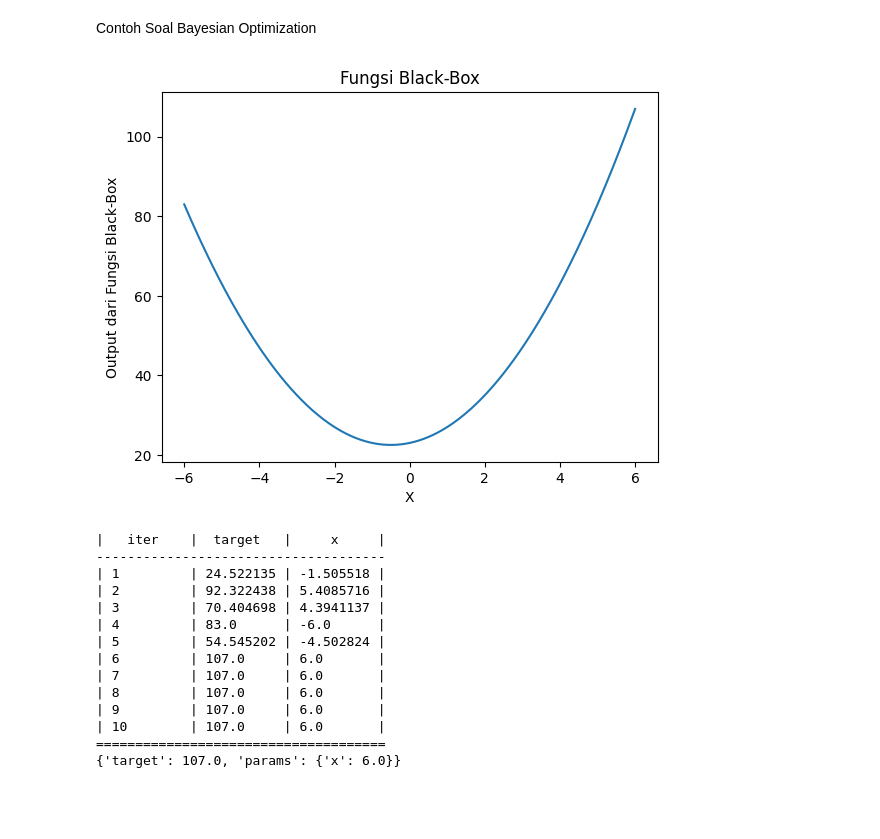
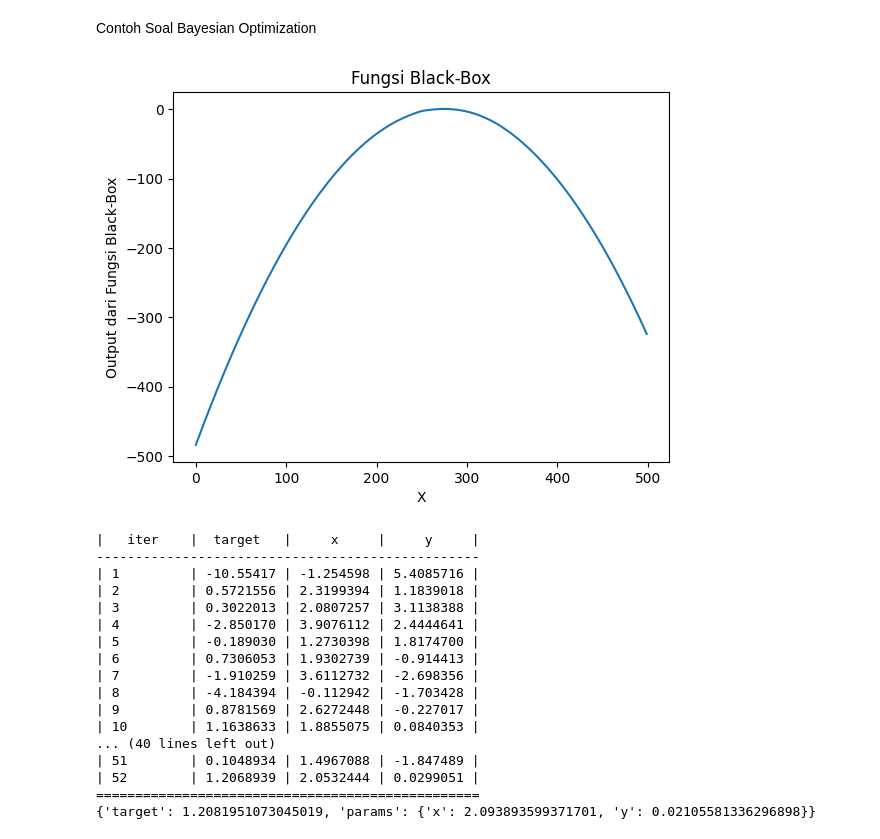
Before and after one commit to MartinoSimatupang/Skripsi-Martino-Simatupang, a Jupyter notebook: Algoritma Bayesian Optimization.ipynb, the cells around one changed output. Saved outputs shown, nothing was run; the diff lists cells and outputs as text; code cells hidden in the pictures; blank space fills up the shorter version.

```diff
--- a/Algoritma Bayesian Optimization.ipynb
+++ b/Algoritma Bayesian Optimization.ipynb
@@ -3,48 +3,52 @@ Contoh Soal Bayesian Optimization
 # %%
 import numpy as np
 import matplotlib.pyplot as plt
-from bayes_opt import BayesianOptimization
+from bayes_opt import BayesianOptimization, acquisition
 
 # Mendefinisi fungsi yang ingin dioptimalkan (Black-Box Function)
-def fungsi_blackbox(x):
-    return ((x - 2) ** 2 + (x + 3) ** 2) + 10
+def fungsi_blackbox(x,y):
+    return (-(x - 2)**2) + np.exp(-(x - 6)**2/10) + 1/ (y**2 + 1)
 
+x = np.linspace(-20, 20, 500).reshape(-1,1)
+y = np.linspace(-30, 30, 500).reshape(-1,1)
 
-x = np.linspace(-6, 6, 500).reshape(-1, 1)
-y = fungsi_blackbox(x)
-
-plt.plot(x,y);
+plt.plot(fungsi_blackbox(x,y));
 plt.title('Fungsi Black-Box');
 plt.xlabel('X');
 plt.ylabel('Output dari Fungsi Black-Box');
 # %% [output]
-[figure, old version]
+[figure, new version]
 # %%
 # Menentukan batas parameter
-batas_parameter = {'x': (-6, 6)}
+batas_parameter = {'x': (-5, 5), 'y':(-6,6)}
+
+
+acq = acquisition.ExpectedImprovement(xi= 0.01, random_state= 42)
 
 # Inisialisasi Optimizer
 optimizer = BayesianOptimization(f=fungsi_blackbox,
                                  pbounds=batas_parameter,
                                  random_state=42,
-                                 acquisition_function=None)
-
+                                 acquisition_function=acq)
 # Menjalankan Optimasi
 optimizer.maximize(init_points=2,
-                   n_iter=8)
+                   n_iter= 50)
 print(optimizer.max)
 # %% [output]
-|   iter    |  target   |     x     |
--------------------------------------
-| 1         | 24.522135 | -1.505518 |
-| 2         | 92.322438 | 5.4085716 |
-| 3         | 70.404698 | 4.3941137 |
-| 4         | 83.0      | -6.0      |
-| 5         | 54.545202 | -4.502824 |
-| 6         | 107.0     | 6.0       |
-| 7         | 107.0     | 6.0       |
-| 8         | 107.0     | 6.0       |
-| 9         | 107.0     | 6.0       |
-| 10        | 107.0     | 6.0       |
-=====================================
-{'target': 107.0, 'params': {'x': 6.0}}
+|   iter    |  target   |     x     |     y     |
+-------------------------------------------------
+| 1         | -10.55417 | -1.254598 | 5.4085716 |
+| 2         | 0.5721556 | 2.3199394 | 1.1839018 |
+| 3         | 0.3022013 | 2.0807257 | 3.1138388 |
+| 4         | -2.850170 | 3.9076112 | 2.4444641 |
+| 5         | -0.189030 | 1.2730398 | 1.8174700 |
+| 6         | 0.7306053 | 1.9302739 | -0.914413 |
+| 7         | -1.910259 | 3.6112732 | -2.698356 |
+| 8         | -4.184394 | -0.112942 | -1.703428 |
+| 9         | 0.8781569 | 2.6272448 | -0.227017 |
+| 10        | 1.1638633 | 1.8855075 | 0.0840353 |
+... (40 lines left out)
+| 51        | 0.1048934 | 1.4967088 | -1.847489 |
+| 52        | 1.2068939 | 2.0532444 | 0.0299051 |
+=================================================
+{'target': 1.2081951073045019, 'params': {'x': 2.093893599371701, 'y': 0.02105581336296898}}
```
Also changed, not shown: 3 other files.
